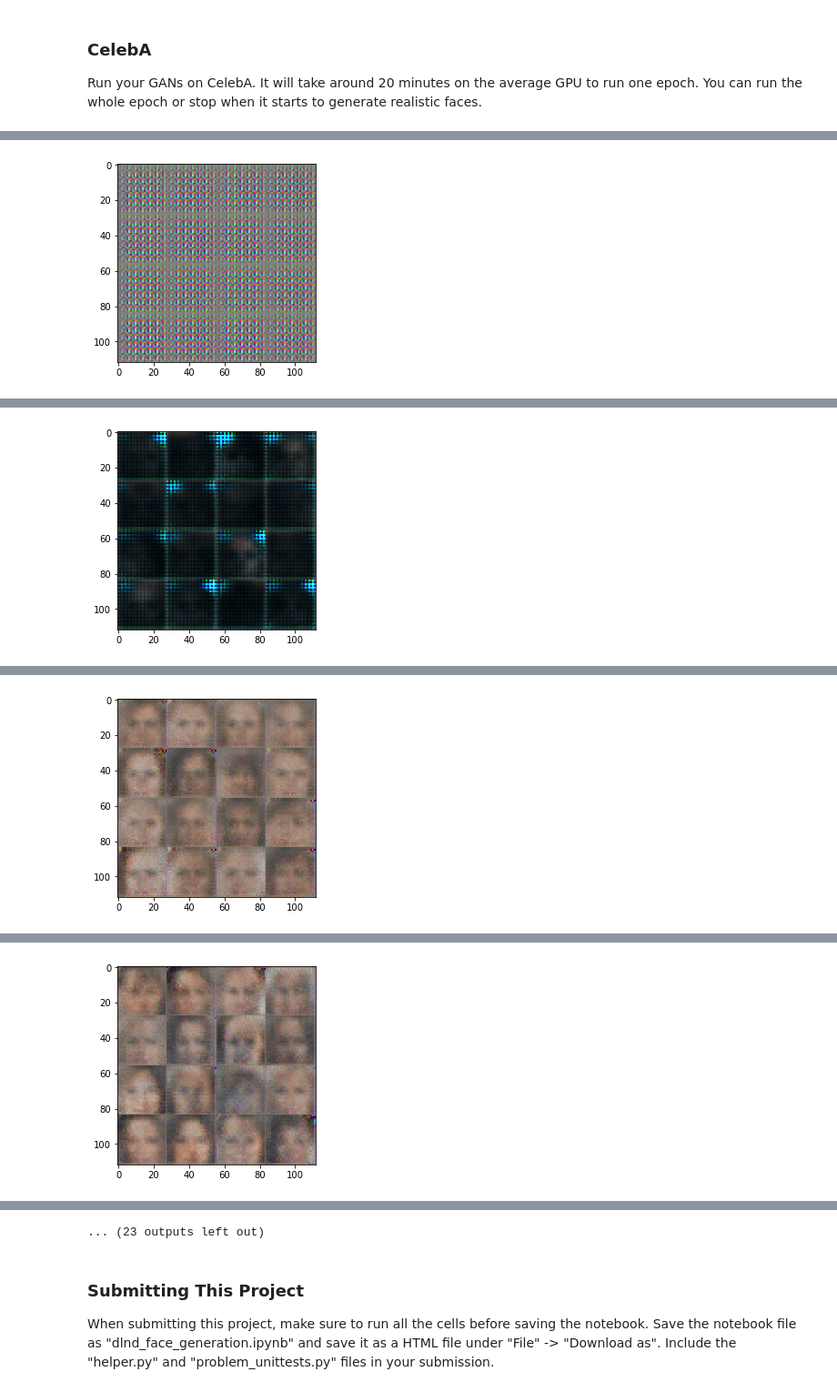
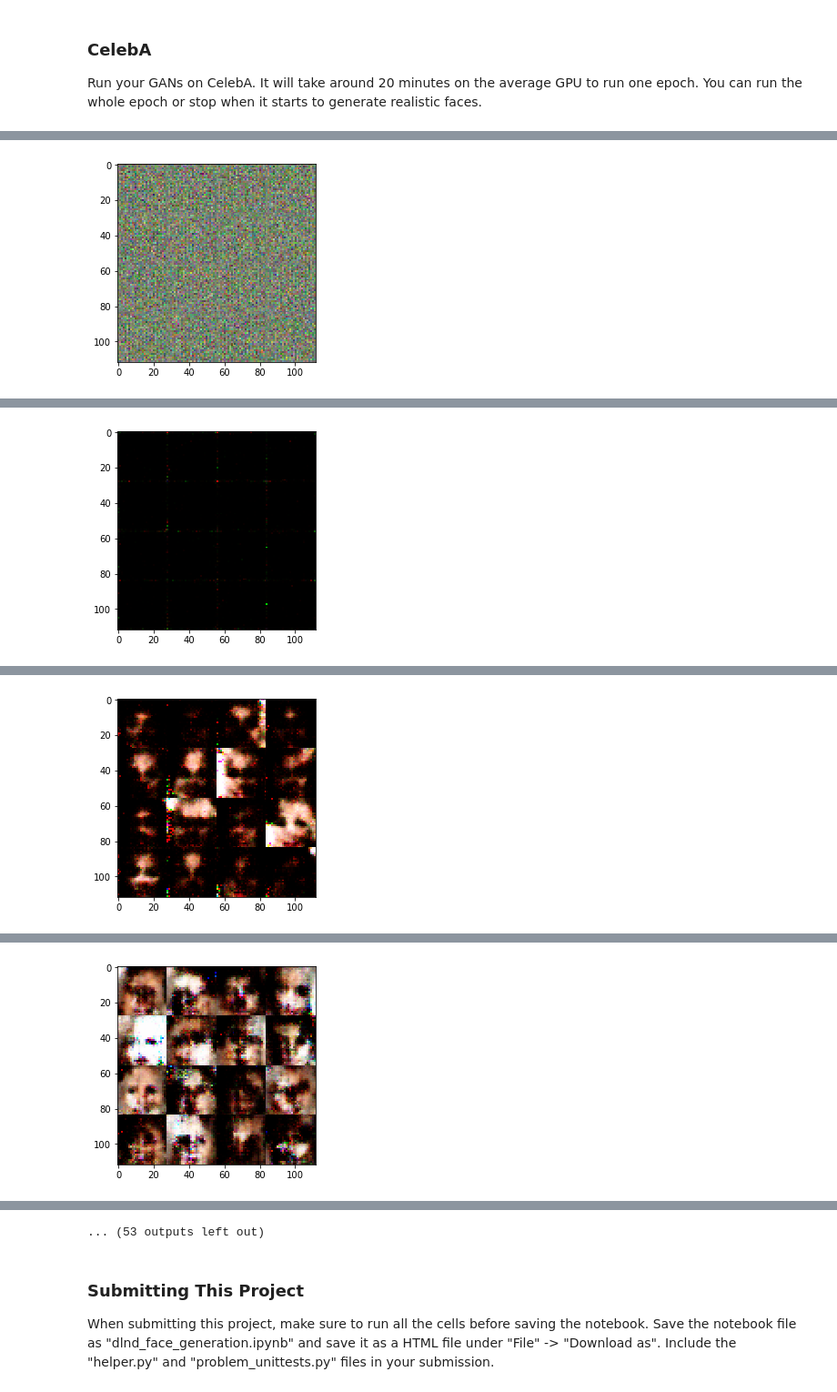
Before and after one commit to photon3710/deep-learning, a Jupyter notebook: face_generation/dlnd_face_generation.ipynb, the cells around one changed output, grey strips where cells are left out. Shown at 91% size. Cells and saved outputs as stored; diff of their text form; code cells hidden in the pictures.

```diff
--- a/face_generation/dlnd_face_generation.ipynb
+++ b/face_generation/dlnd_face_generation.ipynb
@@ -181,31 +186,33 @@ def generator(z, out_channel_dim, is_train=True):
     :return: The tensor output of the generator
     """
     # TODO: Implement Function
-    alpha = 0.2
-#     drop_out = 1
+    alpha = 0.05
+    drop_out = 0.5
+    kernel_initializer = tf.contrib.layers.xavier_initializer()
+
     with tf.variable_scope('generator', reuse=not is_train):
 
         dense1 = tf.reshape( tf.layers.dense(z, 28*28*64), (-1, 7, 7, 1024) )
         norm1 = tf.layers.batch_normalization(dense1, training=is_train)
-        norm1 = tf.maximum(alpha * norm1, norm1)
+        relu1 = tf.maximum(alpha * norm1, norm1)
 
-        conv2 = tf.layers.conv2d_transpose(norm1, 512, 5, strides=2, padding='same')
+        conv2 = tf.layers.conv2d_transpose(relu1, 512, 3, strides=2, padding='same', kernel_initializer=kernel_initializer)
         norm2 = tf.layers.batch_normalization(conv2, training=is_train)
-        norm2 = tf.maximum(alpha * norm2, norm2)
-#         dropout2 = tf.nn.dropout(norm2, keep_prob = drop_out)
+        relu2 = tf.maximum(alpha * norm2, norm2)
+        dropout2 = tf.nn.dropout(relu2, keep_prob = drop_out)
 
-        conv3 = tf.layers.conv2d_transpose(norm2, 256, 5, strides=2, padding='same')
+        conv3 = tf.layers.conv2d_transpose(dropout2, 256, 3, strides=2, padding='same', kernel_initializer=kernel_initializer)
         norm3 = tf.layers.batch_normalization(conv3, training=is_train)
-        norm3 = tf.maximum(alpha * norm3, norm3)
-#         dropout3 = tf.nn.dropout(norm3, keep_prob = drop_out)
+        relu3 = tf.maximum(alpha * norm3, norm3)
+        dropout3 = tf.nn.dropout(relu3, keep_prob = drop_out)
 
-        conv4 = tf.layers.conv2d(norm3, 128, 3, strides=1, padding='same')
+        conv4 = tf.layers.conv2d(dropout3, 128, 3, strides=1, padding='same', kernel_initializer=kernel_initializer)
         norm4 = tf.layers.batch_normalization(conv4, training=is_train)
-        norm4 = tf.maximum(alpha * norm4, norm4)
-#         dropout4 = tf.nn.dropout(norm4, keep_prob = drop_out)
+        relu4 = tf.maximum(alpha * norm4, norm4)
+        dropout4 = tf.nn.dropout(relu4, keep_prob = drop_out)
 
         # Output layer
-        logits = tf.layers.conv2d(norm4, out_channel_dim, 5, strides=1, padding='same')
+        logits = tf.layers.conv2d(dropout4, out_channel_dim, 3, strides=1, padding='same', kernel_initializer=kernel_initializer)
         output = tf.tanh(logits)
 
     return output
@@ -354,9 +361,11 @@ def train(epoch_count, batch_size, z_dim, learning_rate, beta1, get_batches, dat
         for epoch_i in range(epoch_count):
             for batch_images in get_batches(batch_size):
                 # TODO: Train Model
+
                 # Sample random noises
                 batch_z = np.random.uniform(-1, 1, size=(batch_size, z_dim))
 
+                batch_images *= 2
                 feed_dict={input_images: batch_images, input_z: batch_z, lr: learning_rate}
 
                 sess.run([gen_loss, gen_opt], feed_dict=feed_dict)
@@ -365,7 +374,10 @@ def train(epoch_count, batch_size, z_dim, learning_rate, beta1, get_batches, dat
                 dis_train_loss, _ = sess.run([dis_loss, dis_opt], feed_dict=feed_dict)
 
                 if steps % 20 == 0:
-                    print("Step: {}, Epoch: {}/{}...".format(step, (epoch_i+1), epoch_count),
+#                     dis_train_loss = dis_loss.eval(feed_dict=feed_dict)
+#                     gen_train_loss = gen_loss.eval({input_z: batch_z})
+
+                    print("Step: {}, Epoch: {}/{}...".format(steps, (epoch_i+1), epoch_count),
                           "Discriminator Loss: {:.4f}".format(dis_train_loss),
                           "Generator Loss: {:.4f}".format(gen_train_loss))
 
@@ -431,8 +443,8 @@ Epoch 1/2... Discriminator Loss: 1.5893 Generator Loss: 1.4694
 Run your GANs on CelebA.  It will take around 20 minutes on the average GPU to run one epoch.  You can run the whole epoch or stop when it starts to generate realistic faces.
 # %%
 batch_size = 64
-z_dim = 200
-learning_rate = 0.0003
+z_dim = 100
+learning_rate = 0.0002
 beta1 = 0.5
 
 
@@ -450 +462 @@ Epoch 1/1... Discriminator Loss: 13.9879 Generator Loss: 0.0002
-[figure, old version]
+[figure, new version]
@@ -456 +468 @@ Epoch 1/1... Discriminator Loss: 1.5092 Generator Loss: 4.4031
-[figure, old version]
+[figure, new version]
@@ -462 +474 @@ Epoch 1/1... Discriminator Loss: 1.7606 Generator Loss: 0.6743
-[figure, old version]
+[figure, new version]
@@ -468 +480 @@ Epoch 1/1... Discriminator Loss: 1.5545 Generator Loss: 0.7899
-[figure, old version]
+[figure, new version]
@@ -481,4 +493,4 @@ Epoch 1/1... Discriminator Loss: 1.4970 Generator Loss: 1.0830
-... (23 outputs left out)
+... (53 outputs left out)
 # %% [markdown]
 ### Submitting This Project
 When submitting this project, make sure to run all the cells before saving the notebook. Save the notebook file as "dlnd_face_generation.ipynb" and save it as a HTML file under "File" -> "Download as". Include the "helper.py" and "problem_unittests.py" files in your submission.
```
Also changed, not shown: parts of 3 cells of this notebook, 1 other file.
